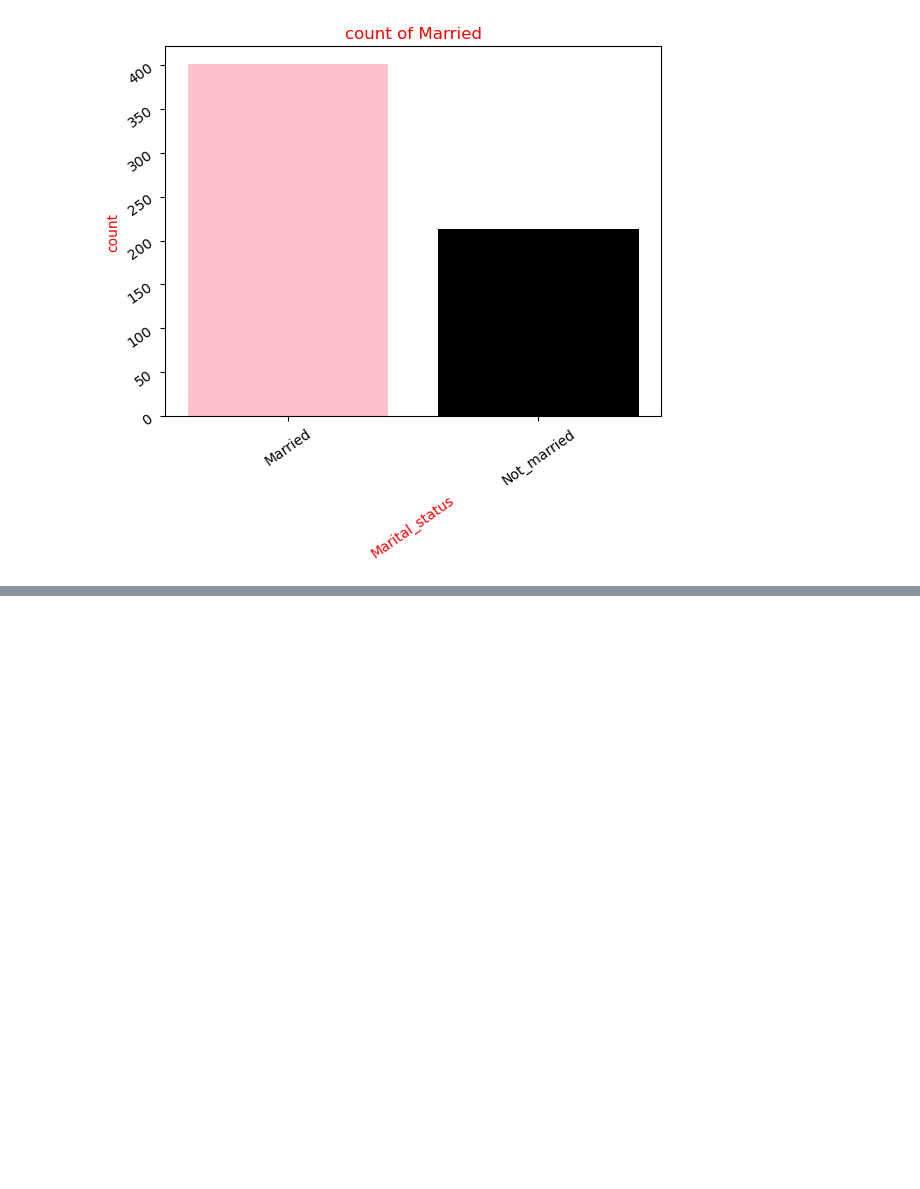
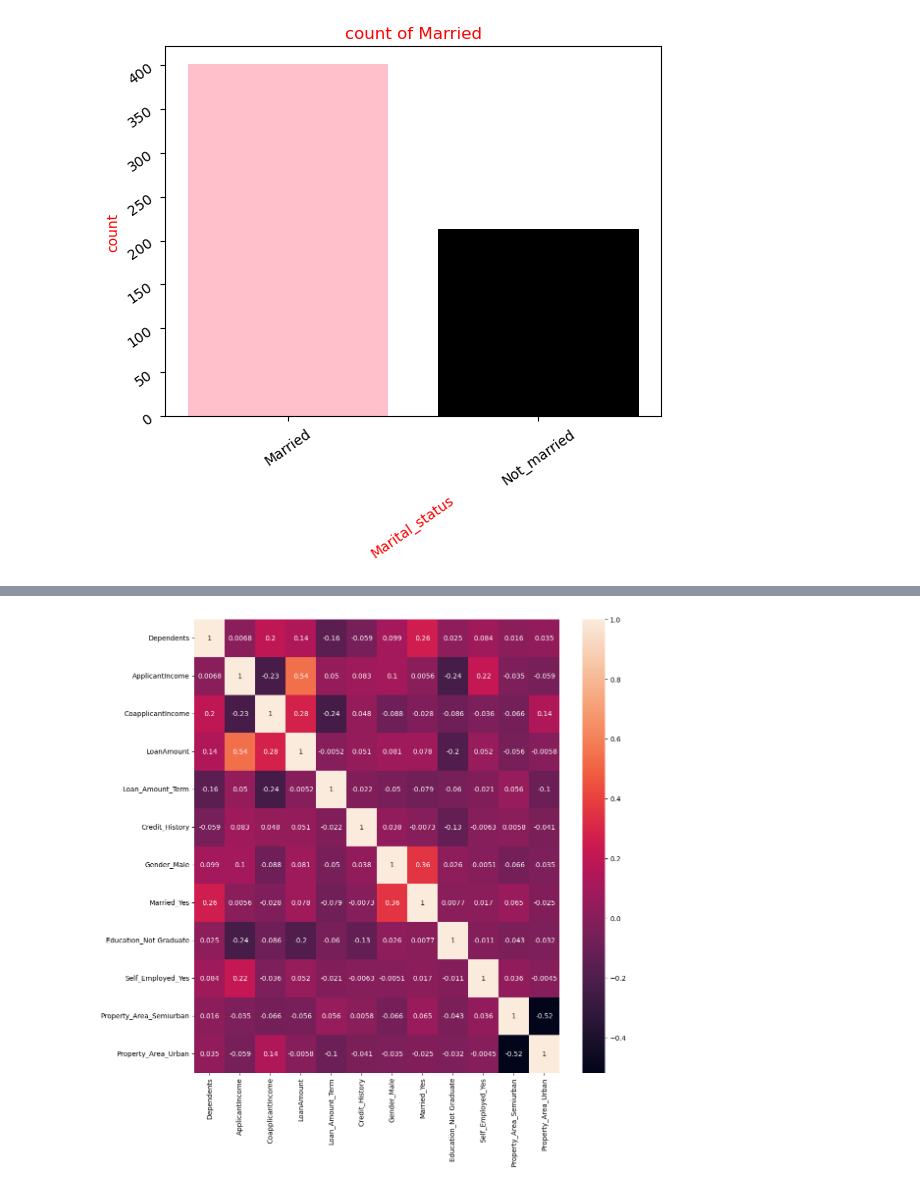
Before and after one commit to Annabeldataguru/LOAN-PREDICTION-USING-MACHINE-ALGORITHM, a Jupyter notebook: loan application dataset.ipynb, the cells around one changed output, grey strips where cells are left out. Cells and saved outputs as stored; diff of their text form; code cells hidden in the pictures; blank space fills up the shorter version.

```diff
--- a/loan application dataset.ipynb
+++ b/loan application dataset.ipynb
@@ -313,0 +358,7 @@ plt.show()# to remove all the inscription that comes along the chart
+# %%
+# remove the + in dependent column
+func=lambda x:x.strip("+")
+df["Dependents"]=df.Dependents.apply(func)
+
+# convert the dependent to int
+df["Dependents"]=df.Dependents.astype(int)
@@ -313,0 +375,9 @@ plt.show()# to remove all the inscription that comes along the chart
+# %%
+Majority_class=df[df["Loan_Status"]=="Y"]
+Minority_class=df[df["Loan_Status"]=="N"]
+
+from sklearn.utils import resample
+
+resample(Minority_class,n_samples=len(Majority_class),random_state=42)
+Minority_class_upsample=resample(Minority_class,n_samples=len(Majority_class),random_state=42)
+df=pd.concat([Majority_class,Minority_class_upsample],axis=0)
@@ -313,0 +400,6 @@ plt.show()# to remove all the inscription that comes along the chart
+# %%
+df.drop(columns=["Loan_ID"],inplace=True)
+# %%
+#SPLIT THE DATASET INTO FEATURES AND TARGET
+y=df.pop("Loan_Status")# TARGET
+x=df.copy()
@@ -313,0 +446,9 @@ plt.show()# to remove all the inscription that comes along the chart
+# %%
+# check for data correlation within the features
+#A heat map is a two-dimensional representation of data in which values are represented by colors.
+cor=df.corr()# checking correlation
+sns.heatmap(cor,annot=True)# ploting using heatmap from seaborn library
+fig=plt.gcf()
+fig.set_size_inches(12,12)
+# %% [output]
+[figure, added]
```
Also changed, not shown: parts of 25 cells of this notebook.
